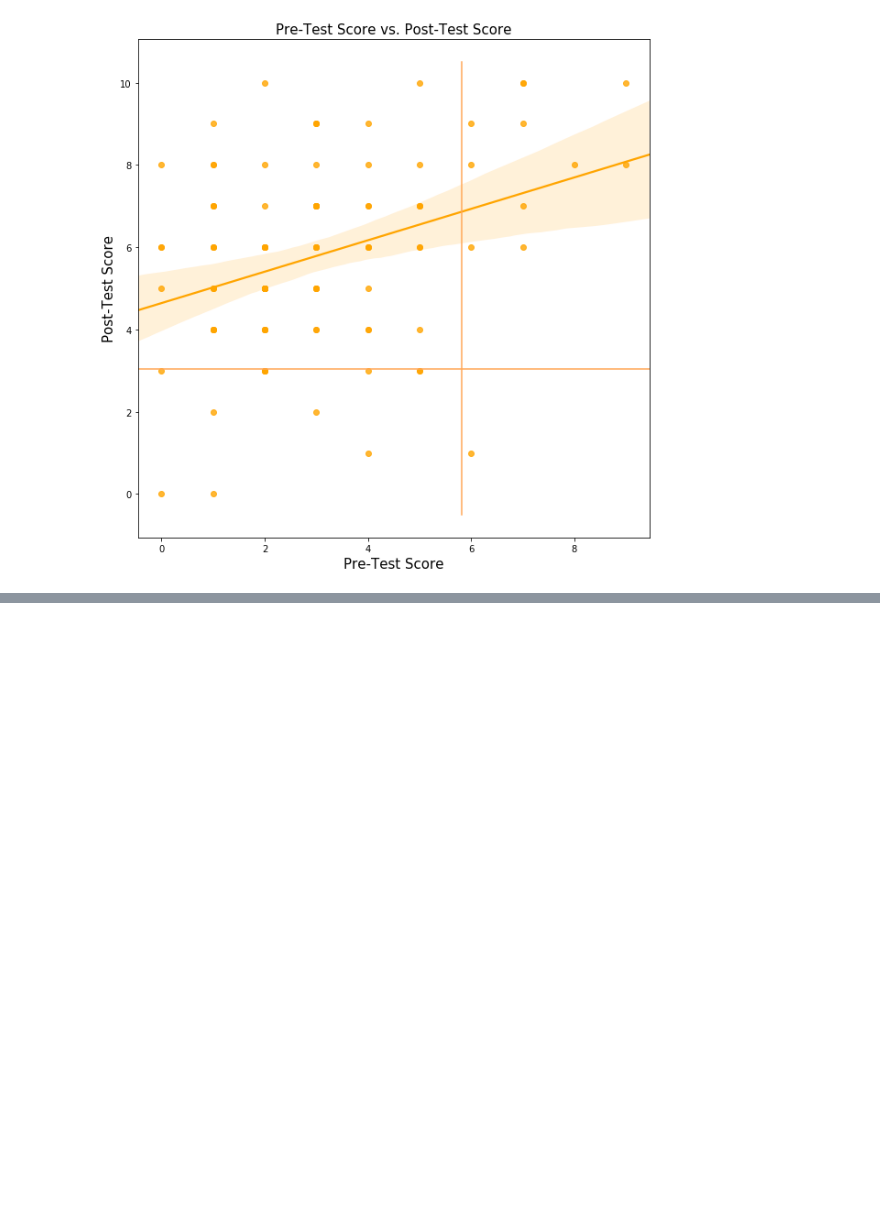
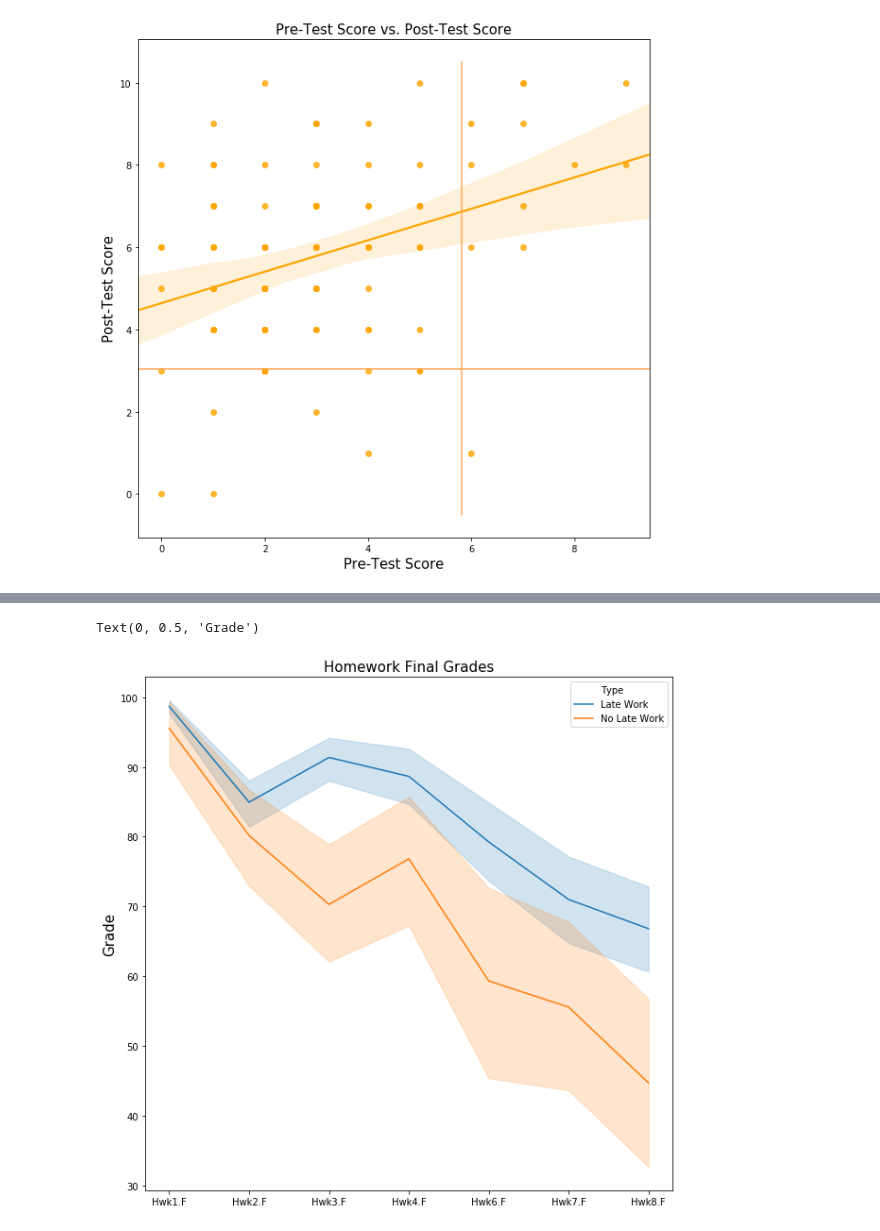
Before and after one commit to coSaari/ExplorationFinalProject, a Jupyter notebook: FinalProject-VisUpdate.ipynb, the cells around one changed output, grey strips where cells are left out. Drawn from its saved outputs; the diff is of its cells as text; code cells hidden in the pictures; blank space fills up the shorter version.

```diff
--- a/FinalProject-VisUpdate.ipynb
+++ b/FinalProject-VisUpdate.ipynb
@@ -154,0 +166,6 @@ dfNoLate
+# %%
+for i, row in df.iterrows():
+    if i in dfLate.index:
+        df['Type'][i] = dfLate['Type'][i]
+    elif i in dfNoLate.index:
+        df['Type'][i] = dfNoLate['Type'][i]
@@ -345,0 +391,3 @@ plt.plot(len(y) * [yMean], y, sns.xkcd_rgb["pale orange"])
+# %%
+# list of homework final grade
+finalList = ['Hwk1.F', 'Hwk2.F', 'Hwk3.F', 'Hwk4.F', 'Hwk5.F', 'Hwk6.F', 'Hwk7.F', 'Hwk8.F']
@@ -345,0 +404,3 @@ plt.plot(len(y) * [yMean], y, sns.xkcd_rgb["pale orange"])
+# %%
+dfMelted = df.melt('Type', var_name='cols', value_name='vals')
+dfMelted
@@ -345,0 +421,11 @@ plt.plot(len(y) * [yMean], y, sns.xkcd_rgb["pale orange"])
+# %%
+# df of homework final grade
+dfMeltedFinal = dfMelted.loc[dfMelted['cols'].isin(finalList)].copy()
+
+for i, row in dfMeltedFinal.iterrows():
+    if row['Type'] == 0.0:
+        dfMeltedFinal['Type'][i] = "Late Work"
+    elif row['Type'] == 1.0:
+        dfMeltedFinal['Type'][i] = "No Late Work"
+
+dfMeltedFinal
@@ -345,0 +495,13 @@ plt.plot(len(y) * [yMean], y, sns.xkcd_rgb["pale orange"])
+# %%
+fig, ax = plt.subplots()
+fig.set_size_inches(10, 10)
+
+g = sb.lineplot(x='cols', y='vals', data=dfMeltedFinal, hue='Type', ax=ax)
+
+plt.title("Homework Final Grades", fontsize=15)
+
+ax.set_xlabel('', fontsize=15)
+ax.set_ylabel('Grade', fontsize=15)
+# %% [output]
+Text(0, 0.5, 'Grade')
+[figure, added]
```
Also changed, not shown: parts of 17 cells of this notebook.
